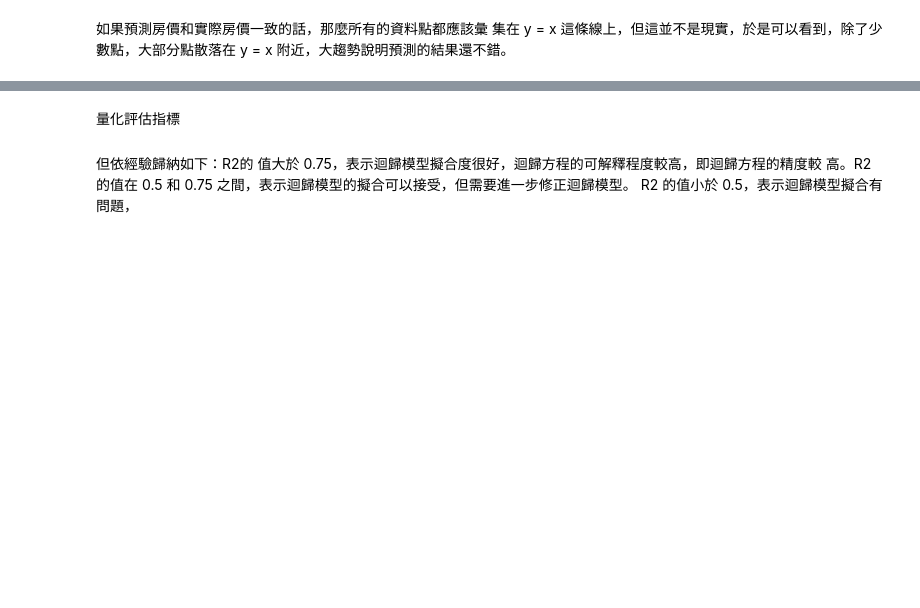
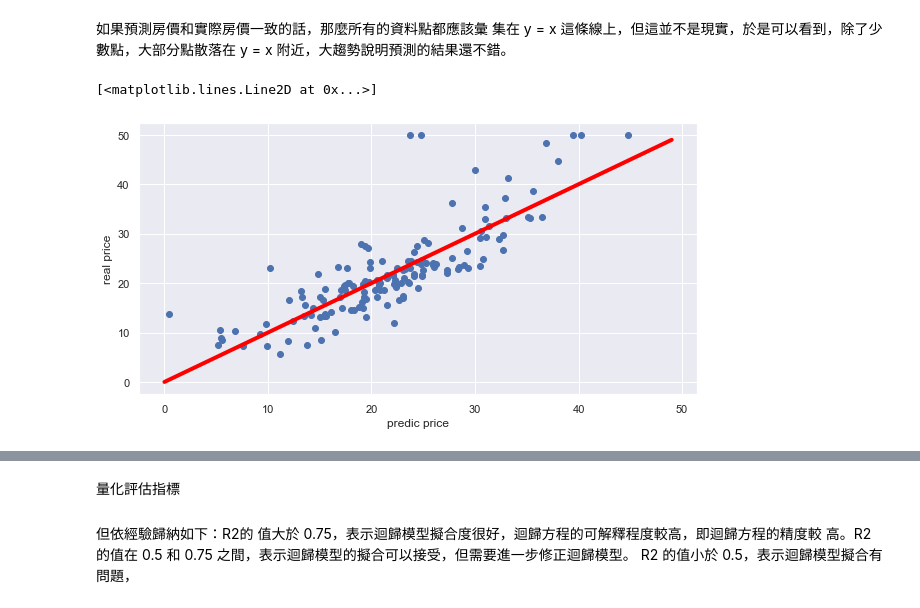
Before and after one commit to Lw-CodeStorage/Learning, a Jupyter notebook: AI/回歸/房價預測.ipynb, the cells around one changed output, grey strips where cells are left out. Saved outputs shown, nothing was run; the diff lists cells and outputs as text; code cells hidden in the pictures; blank space fills up the shorter version.

```diff
--- a/AI/回歸/房價預測.ipynb
+++ b/AI/回歸/房價預測.ipynb
@@ -111,12 +209,16 @@ coef_df
 集在 y = x 這條線上，但這並不是現實，於是可以看到，除了少數點，大部分點散落在 y = x
 附近，大趨勢說明預測的結果還不錯。
 # %%
-plt.scatter(y_test,predict)
-plt.ylabel("predic price")
-plt.xlabel("real price")
+plt.scatter(predict,y_test)
+plt.xlabel("predic price")
+plt.ylabel("real price")
+
 x = np.arange(0, 50)
 y = x
 plt.plot(x, y, color="red", lw=4)
+# %% [output]
+[<matplotlib.lines.Line2D at 0x...>]
+[figure, added]
 # %%
 predict = pd.Series(predict)
 #重新設定 index
```
Also changed, not shown: parts of 11 cells of this notebook, 1 other file.
